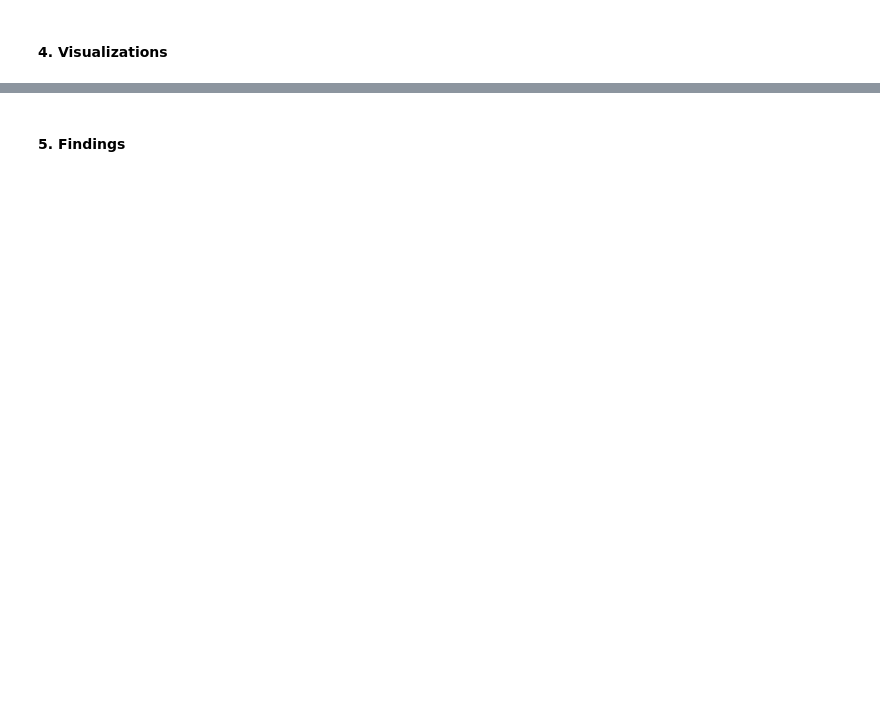
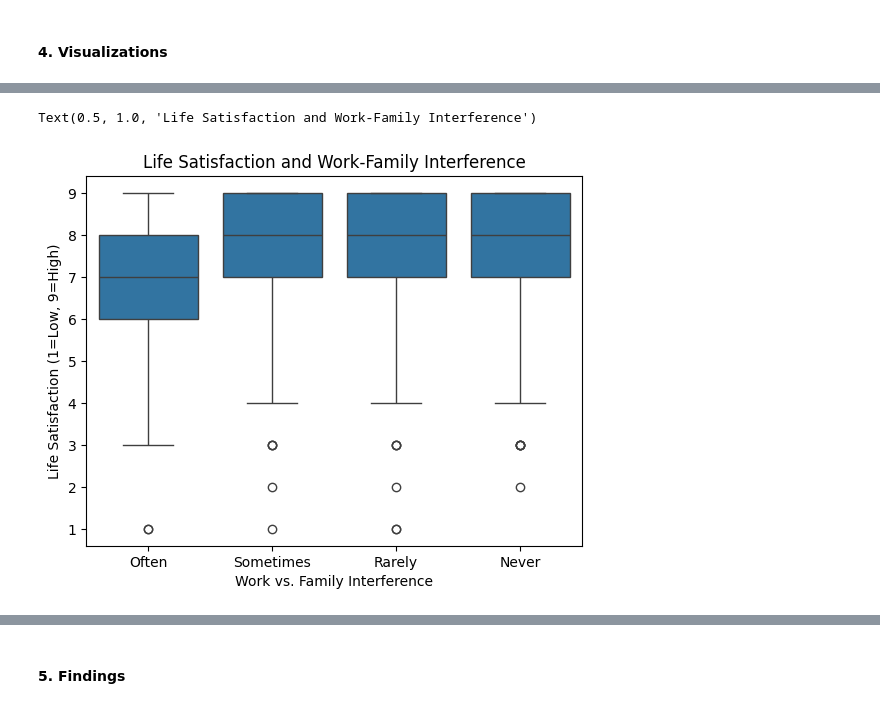
Before and after one commit to kguzman24/EDA, a Jupyter notebook: lab/gss.ipynb, the cells around one changed output, grey strips where cells are left out. Saved outputs shown, nothing was run; the diff lists cells and outputs as text; code cells hidden in the pictures; blank space fills up the shorter version.

```diff
--- a/lab/gss.ipynb
+++ b/lab/gss.ipynb
@@ -56,2 +136,11 @@ print(os.getcwd())
+# %%
+#demands of family interfering with work and life now
+sns.boxplot(data=GSS_data_clean, x="wkvsfam", y="lifenow", order=valid_wkvsfam)
+plt.xlabel("Work vs. Family Interference")
+plt.ylabel("Life Satisfaction (1=Low, 9=High)")
+plt.title("Life Satisfaction and Work-Family Interference")
+# %% [output]
+Text(0.5, 1.0, 'Life Satisfaction and Work-Family Interference')
+[figure, added]
 # %%
 #relationship to last sex partner and opinion about a married person having sexual relations with someone other than the marriage partner
```
Also changed, not shown: parts of 13 cells of this notebook, 1 other file.
